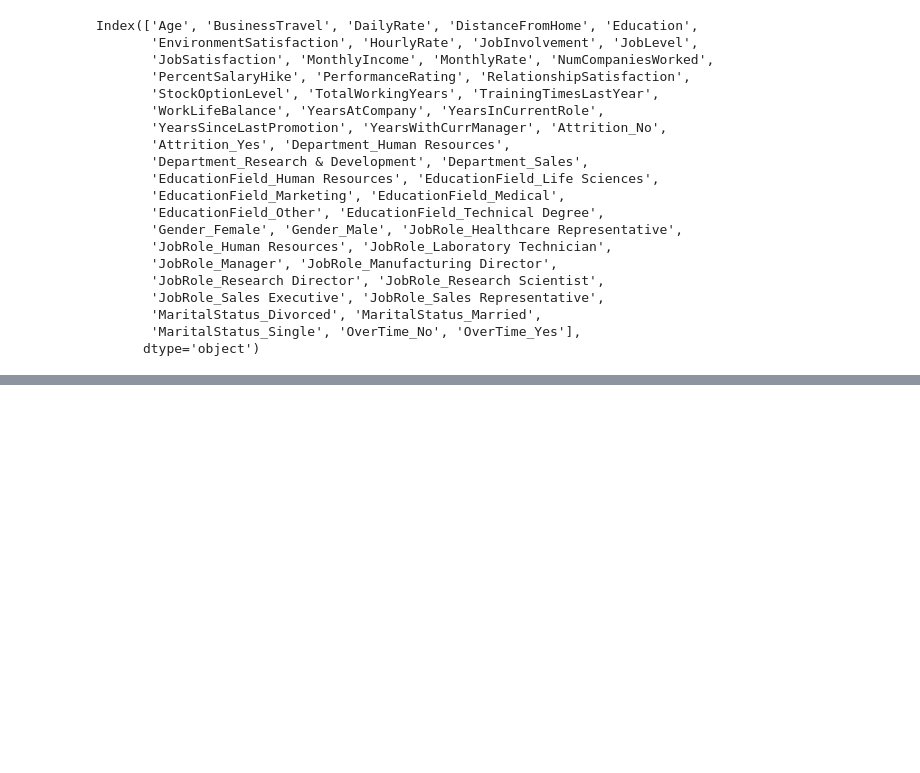
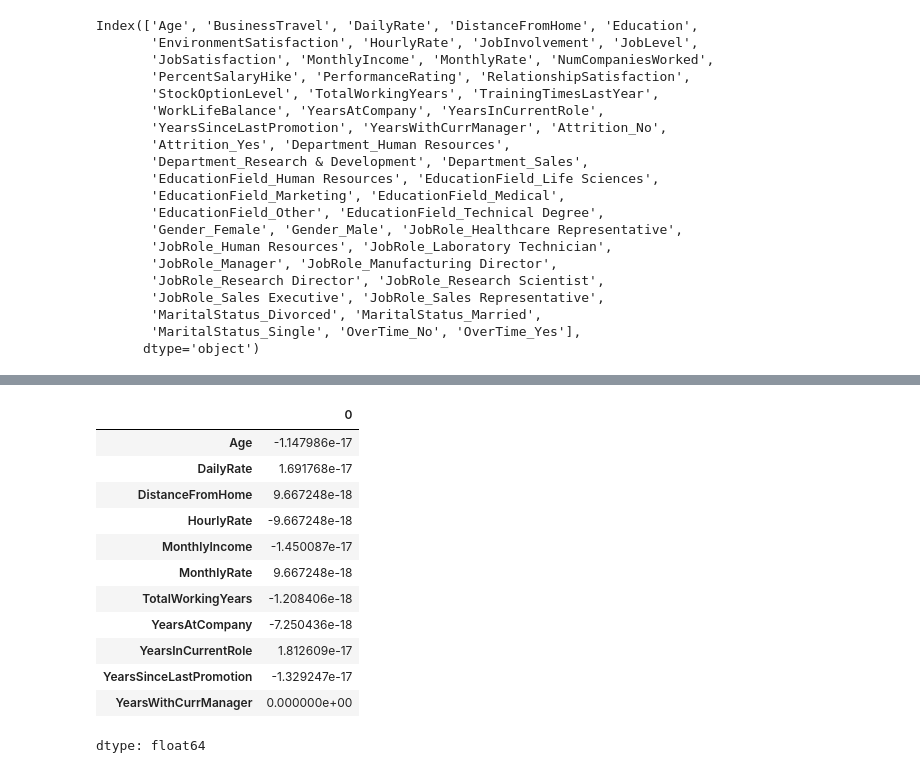
Before and after one commit to karthikoo7/Machine_Learning-BDA-, a Jupyter notebook: Day1_PreProcess.ipynb, the cells around one changed output, grey strips where cells are left out. Cells and saved outputs as stored; diff of their text form; code cells hidden in the pictures; blank space fills up the shorter version.

```diff
--- a/Day1_PreProcess.ipynb
+++ b/Day1_PreProcess.ipynb
@@ -191,3 +192,5 @@ Index(['Age', 'BusinessTravel', 'DailyRate', 'DistanceFromHome', 'Education',
        'MaritalStatus_Divorced', 'MaritalStatus_Married',
        'MaritalStatus_Single', 'OverTime_No', 'OverTime_Yes'],
       dtype='object')
+# %%
+df_ohe.fillna(value=df_ohe.median(),inplace=True)
@@ -193,0 +205,20 @@ Index(['Age', 'BusinessTravel', 'DailyRate', 'DistanceFromHome', 'Education',
+# %%
+count_columns = df_ohe.columns[df_ohe.nunique()>15]
+from sklearn.preprocessing import StandardScaler
+scaler = StandardScaler()
+df_ohe.loc[:,count_columns] = scaler.fit_transform(df_ohe.loc[:,count_columns])
+df_ohe.loc[:,count_columns].mean() ## verifying is values closer to mean now for continous columns
+# %% [output]
+|  | 0 |
+| Age | -1.147986e-17 |
+| DailyRate | 1.691768e-17 |
+| DistanceFromHome | 9.667248e-18 |
+| HourlyRate | -9.667248e-18 |
+| MonthlyIncome | -1.450087e-17 |
+| MonthlyRate | 9.667248e-18 |
+| TotalWorkingYears | -1.208406e-18 |
+| YearsAtCompany | -7.250436e-18 |
+| YearsInCurrentRole | 1.812609e-17 |
+| YearsSinceLastPromotion | -1.329247e-17 |
+| YearsWithCurrManager | 0.000000e+00 |
+dtype: float64
```
Also changed, not shown: parts of 20 cells of this notebook.
